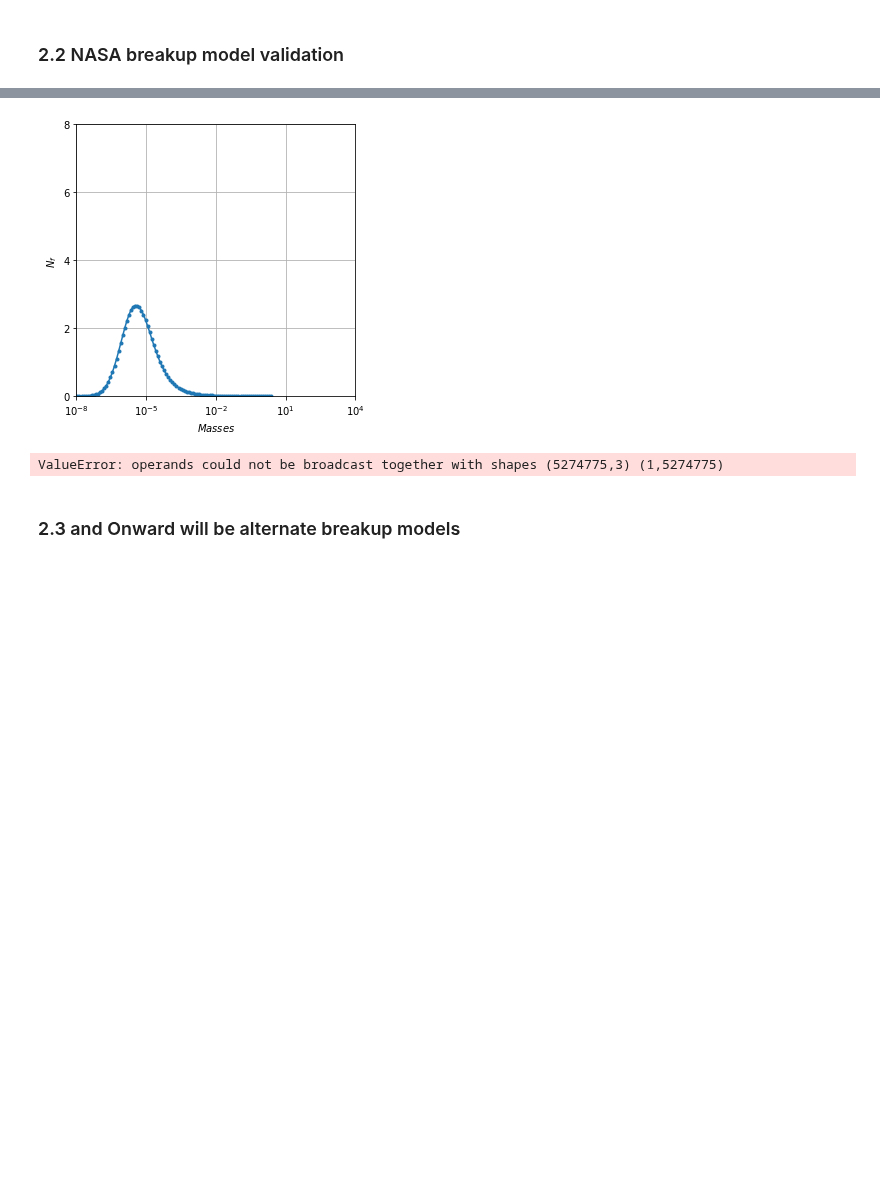
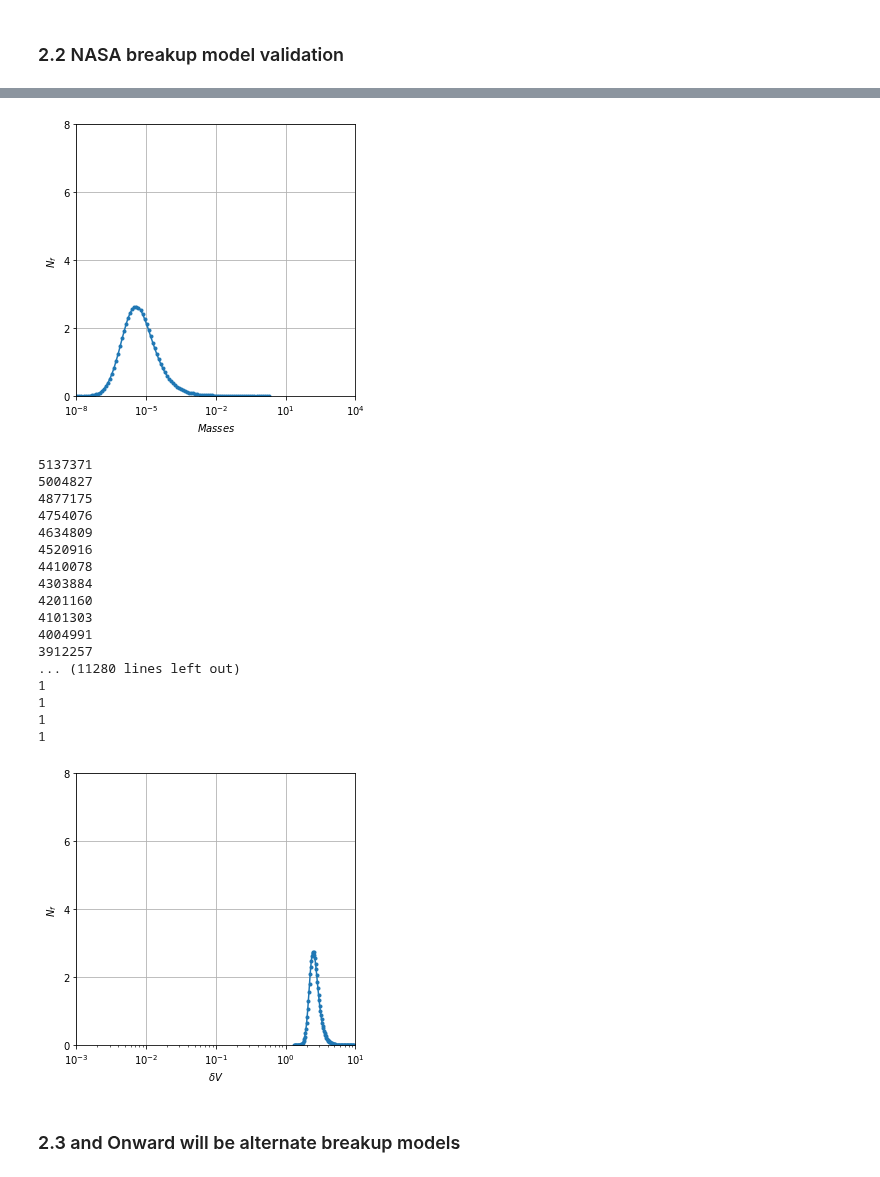
Before and after one commit to ReeceHumphreys/ODAP, a Jupyter notebook: Kessler.ipynb, the cells around one changed output, grey strips where cells are left out. Drawn from its saved outputs; the diff is of its cells as text; code cells hidden in the pictures; blank space fills up the shorter version.

Commit message:
Fixed centering of velocity distribution

```diff
--- a/Kessler.ipynb
+++ b/Kessler.ipynb
@@ -465,28 +465,27 @@ def distribution_deltaV(kai, v_c, explosion=True):
     mean = mean_deltaV(kai, explosion)
     dev = std_dev_deltaV()
 
-    extra = 2
-    n = N
+    base = 10
 
-    centered = np.random.normal(0, dev, extra*len(kai))
-    centered = centered[10**centered<1.3*v_c]
+    centered = np.random.normal(0, dev, N)
+    I = np.nonzero(base**(mean+centered)<1.3*v_c)[0]
+    n = len(I)
 
-    while len(centered) != N:
-        if len(centered) > N:
-            centered = centered[:N]
-        if len(centered) < N:
-            n = N - len(centered)
-            new = np.random.normal(0, dev, extra*n)
-            new = new[10**centered < 1.3 *v_c]
-            centered = np.concatemtae([centered, new])
+    while n != 0:
+        print(n)
+        centered[I] = np.random.normal(0, dev, n)
+        I = np.nonzero(base**(mean+centered)<1.3*v_c)[0]
+        n = len(I)
 
-    shifted = mean + centered
-    return 10**shifted
+    return base**centered
 
 """ ----------------- Unit vector ∆V ----------------- """
 def unit_vector_deltaV(kai):
     N = len(kai)
 
-    vectors = np.random.uniform(0, 1, np.array([N, 3]))
-    norms = np.apply_along_axis(np.linalg.norm, 0, vectors)
-    unit = vectors / norms.reshape(1,-1)
+    vectors = np.random.normal(0, 1, np.array([N, 3]))
+    vectors /= np.sqrt((vectors**2).sum(axis=1))[:, None]
+    return vectors
+
+unit = unit_vector_deltaV(AM)
+(unit**2).sum(axis=1)
@@ -538,38 +542,52 @@ plt.figure(figsize=(5,5))
 plt.xscale('log')
 plt.xlabel(r'$Masses$')
 plt.ylabel(r'$N_f$')
 plt.gca().set_yticks([0, 2, 4, 6, 8])
 plt.gca().set_xticks([1e-8, 1e-5, 1e-2, 10, 1e4])
 plt.gca().set_xlim([1e-8,1e4])
 plt.gca().set_ylim([0,8])
 plt.grid()
 plt.plot((b[:-1] + b[1:])/2, h/1e5, '.-')
 plt.show()
 
 # Validating Velocity
-deltaV = np.array(distribution_deltaV(AM, 10, False))
-unit_vec = unit_vector_deltaV(AM)
-print("Unit vecs", unit_vec[0])
-print("Mag", np.linalg.norm(unit_vec[0]))
+deltaV = np.array(distribution_deltaV(AM, 10, True))
 
 
 h, b = np.histogram(deltaV, bins=create_log_bins(deltaV))
 plt.figure(figsize=(5,5))
 plt.xscale('log')
 plt.xlabel(r'$\delta V$')
 plt.ylabel(r'$N_f$')
 plt.gca().set_yticks([0, 2, 4, 6, 8])
 plt.gca().set_xticks([1e-3, 1e-2, 1e-1, 1, 10])
 plt.gca().set_xlim([1e-3,10])
 plt.gca().set_ylim([0,8])
 plt.grid()
 plt.plot((b[:-1] + b[1:])/2, h/1e5, '.-')
 plt.show()
 # %% [output]
 [figure]
 [figure]
 [figure]
-ValueError: operands could not be broadcast together with shapes (5274775,3) (1,5274775)
+5137371
+5004827
+4877175
+4754076
+4634809
+4520916
+4410078
+4303884
+4201160
+4101303
+4004991
+3912257
+... (11280 lines left out)
+1
+1
+1
+1
+[figure, added]
 # %% [markdown]
 <h3>2.3 and Onward will be alternate breakup models</h3>
 # %% [markdown]
```
Also changed, not shown: parts of 8 cells of this notebook, 3 other files.
